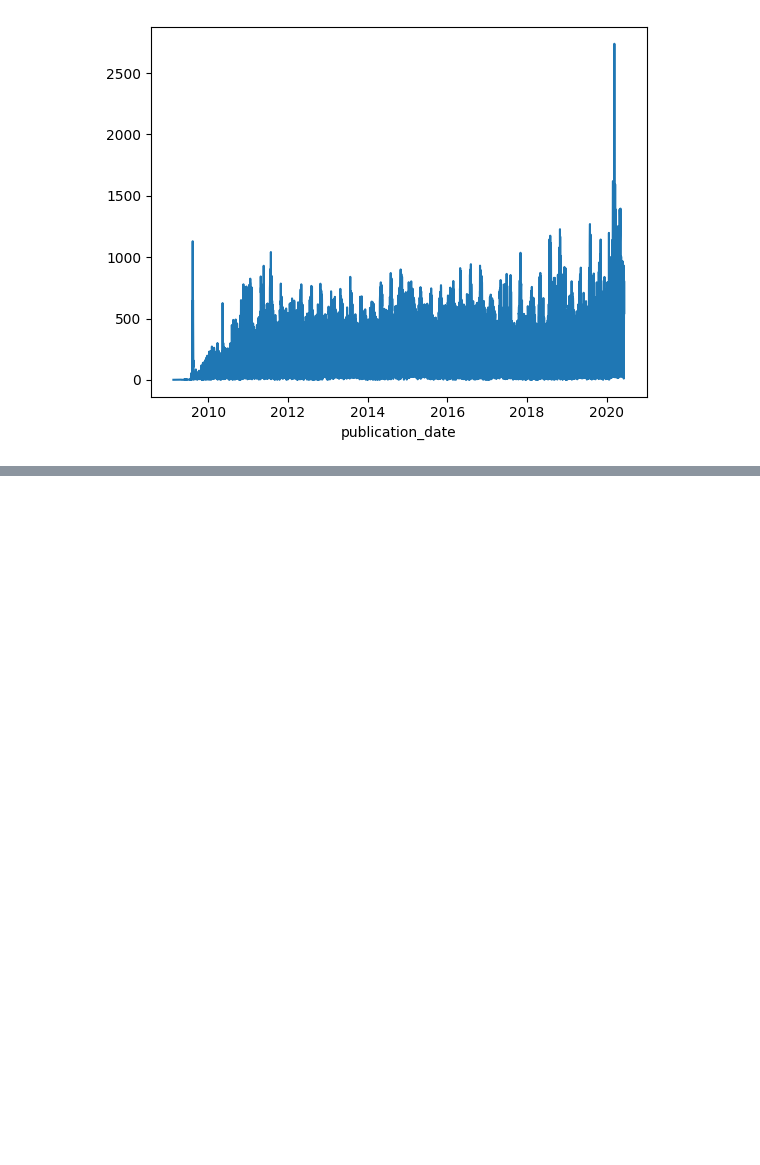
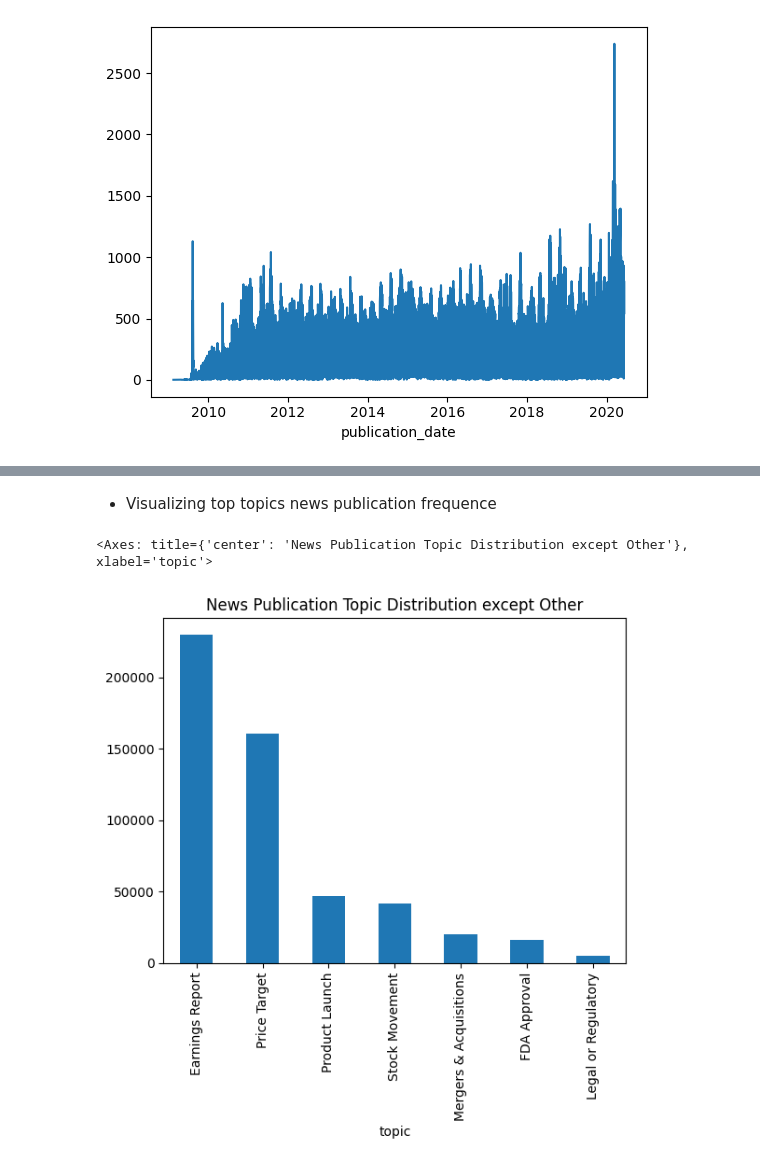
Before and after one commit to Samri-A/Predicting-Price-Moves-with-News-Sentiment, a Jupyter notebook: notebooks/raw_analyst.ipynb, the cells around one changed output, grey strips where cells are left out. Cells and saved outputs as stored; diff of their text form; code cells hidden in the pictures; blank space fills up the shorter version.

Commit message:
Topic modeling added

```diff
--- a/notebooks/raw_analyst.ipynb
+++ b/notebooks/raw_analyst.ipynb
@@ -212,0 +245,38 @@ df.head()
+# %%
+import pandas as pd
+import nltk
+from nltk.tokenize import word_tokenize
+from nltk.corpus import stopwords
+import string
+
+# Download NLTK resources (only once)
+nltk.download('punkt')
+nltk.download('punkt_tab')
+nltk.download('stopwords')
+
+
+text_data = df["headline"].fillna("").astype(str)  # Replace with your column name
+
+# Define stopwords and punctuation
+stop_words = set(stopwords.words('english'))
+punct = set(string.punctuation)
+
+# Define topic rules as keyword sets
+topic_keywords = {
+    "FDA Approval": ["fda", "approval", "approved"],
+    "Price Target": ["price", "target", "pt", "raises", "cuts"],
+    "Earnings Report": ["earnings", "eps", "revenue", "quarter", "results"],
+    "Stock Movement": ["stock", "jumps", "drops", "soars", "plunges", "rises", "falls"],
+    "Mergers & Acquisitions": ["merger", "acquisition", "acquire", "buyout"],
+    "Product Launch": ["launch", "unveil", "introduce", "product", "new"],
+    "Legal or Regulatory": ["lawsuit", "fine", "investigation", "regulatory", "settlement"]
+}
+
+# Function to assign topic based on keywords
+def assign_topic(text):
+    tokens = word_tokenize(text.lower())
+    tokens = [word for word in tokens if word not in stop_words and word not in punct]
+    for topic, keywords in topic_keywords.items():
+        if any(keyword in tokens for keyword in keywords):
+            return topic
+    return "Other"
@@ -212,0 +293,3 @@ df.head()
+# %%
+# Apply topic assignment
+df["topic"] = text_data.apply(assign_topic)
@@ -212,0 +309,7 @@ df.head()
+# %% [markdown]
+* Visualizing top topics news publication frequence
+# %%
+df[df["topic"] != "Other"]["topic"].value_counts().plot(kind="bar", title="News Publication Topic Distribution except Other")
+# %% [output]
+<Axes: title={'center': 'News Publication Topic Distribution except Other'}, xlabel='topic'>
+[figure, added]
```
Also changed, not shown: parts of 17 cells of this notebook, 1 other file.
